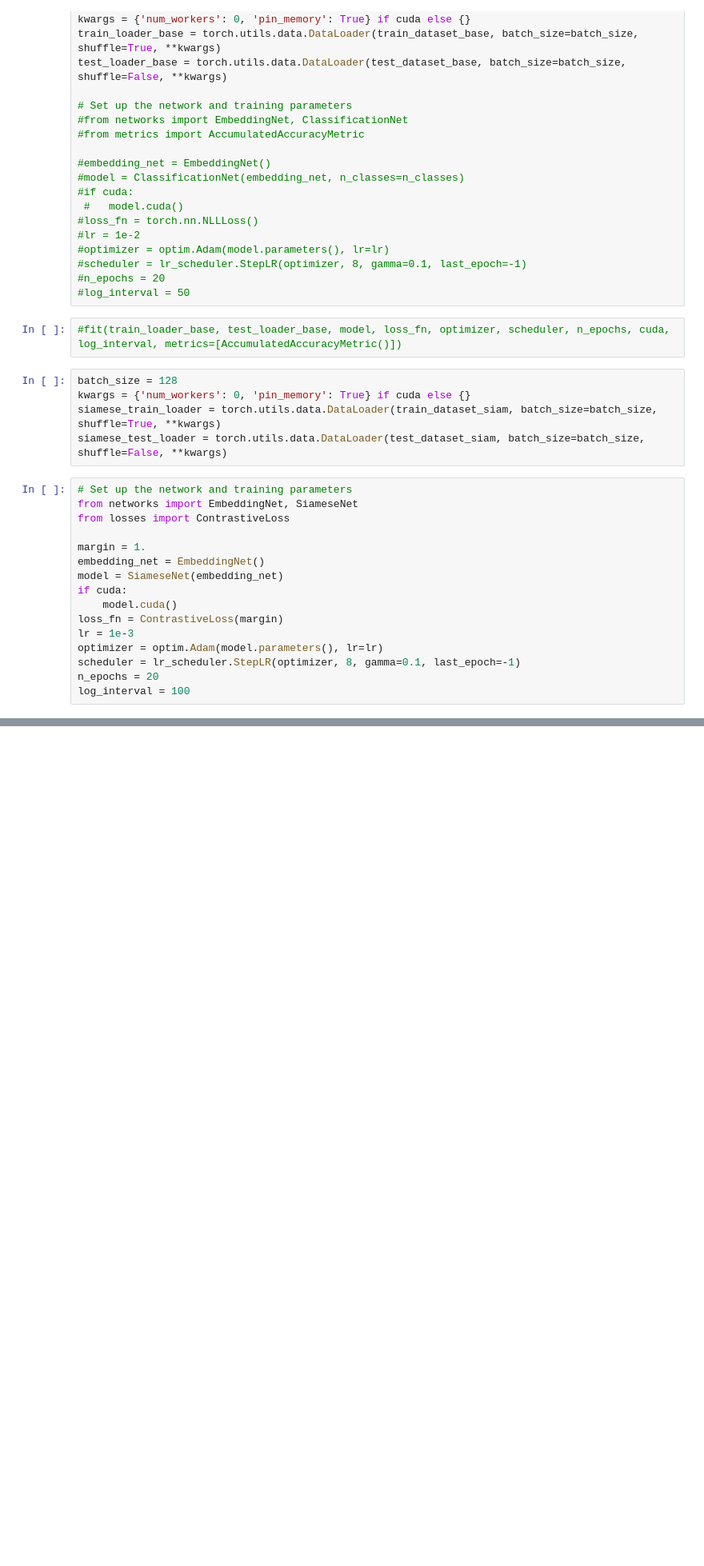
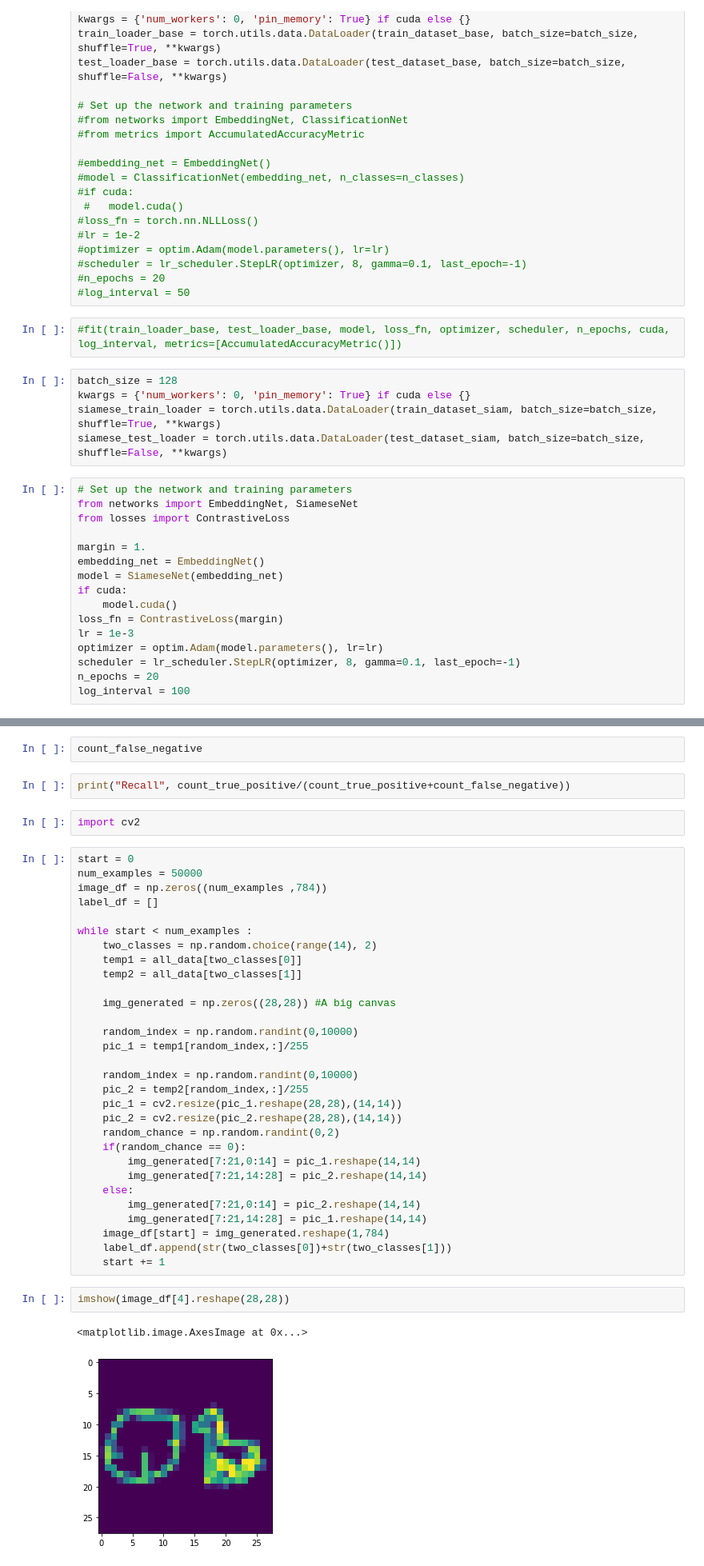
Before and after one commit to thaotrongtran/Co-Creative-Sketches, a Jupyter notebook: siamese-triplet/Custom_Dataset.ipynb, the cells around one changed output, grey strips where cells are left out. Shown: that part at 80% size. Drawn from its saved outputs; the diff is of its cells as text; blank space fills up the shorter version.

```diff
--- a/siamese-triplet/Custom_Dataset.ipynb
+++ b/siamese-triplet/Custom_Dataset.ipynb
@@ -274,0 +407,41 @@ plot_embeddings(val_embeddings_cl, val_labels_cl)
+# %%
+count_false_negative
+# %%
+print("Recall", count_true_positive/(count_true_positive+count_false_negative))
+# %%
+import cv2
+# %%
+start = 0
+num_examples = 50000
+image_df = np.zeros((num_examples ,784))
+label_df = []
+
+while start < num_examples :
+    two_classes = np.random.choice(range(14), 2)
+    temp1 = all_data[two_classes[0]]
+    temp2 = all_data[two_classes[1]]
+
+    img_generated = np.zeros((28,28)) #A big canvas
+
+    random_index = np.random.randint(0,10000)
+    pic_1 = temp1[random_index,:]/255
+
+    random_index = np.random.randint(0,10000)
+    pic_2 = temp2[random_index,:]/255
+    pic_1 = cv2.resize(pic_1.reshape(28,28),(14,14))
+    pic_2 = cv2.resize(pic_2.reshape(28,28),(14,14))
+    random_chance = np.random.randint(0,2)
+    if(random_chance == 0):
+        img_generated[7:21,0:14] = pic_1.reshape(14,14)
+        img_generated[7:21,14:28] = pic_2.reshape(14,14)
+    else:
+        img_generated[7:21,0:14] = pic_2.reshape(14,14)
+        img_generated[7:21,14:28] = pic_1.reshape(14,14)
+    image_df[start] = img_generated.reshape(1,784)
+    label_df.append(str(two_classes[0])+str(two_classes[1]))
+    start += 1
+# %%
+imshow(image_df[4].reshape(28,28))
+# %% [output]
+<matplotlib.image.AxesImage at 0x...>
+[figure, added]
```
Also changed, not shown: parts of 30 cells of this notebook.
